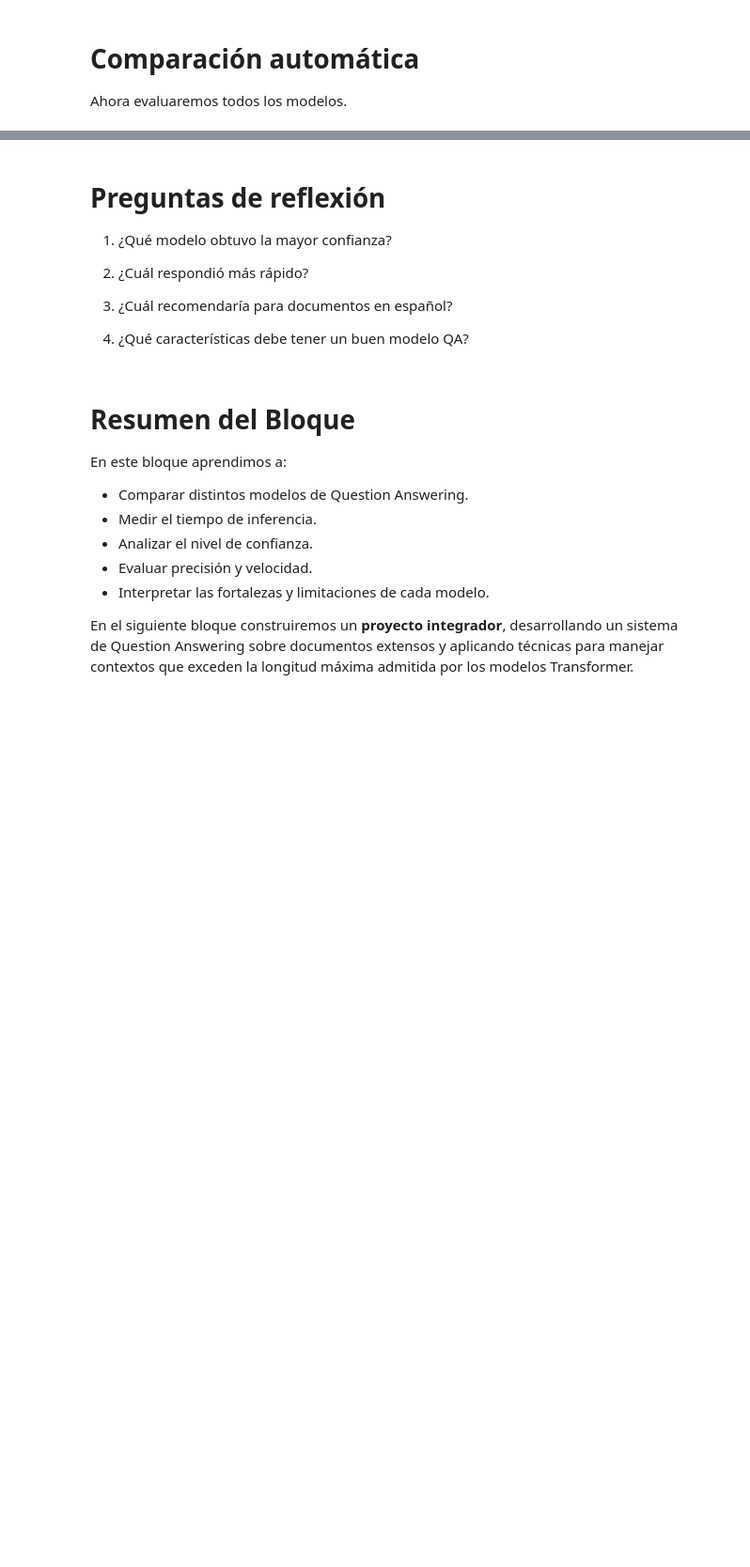
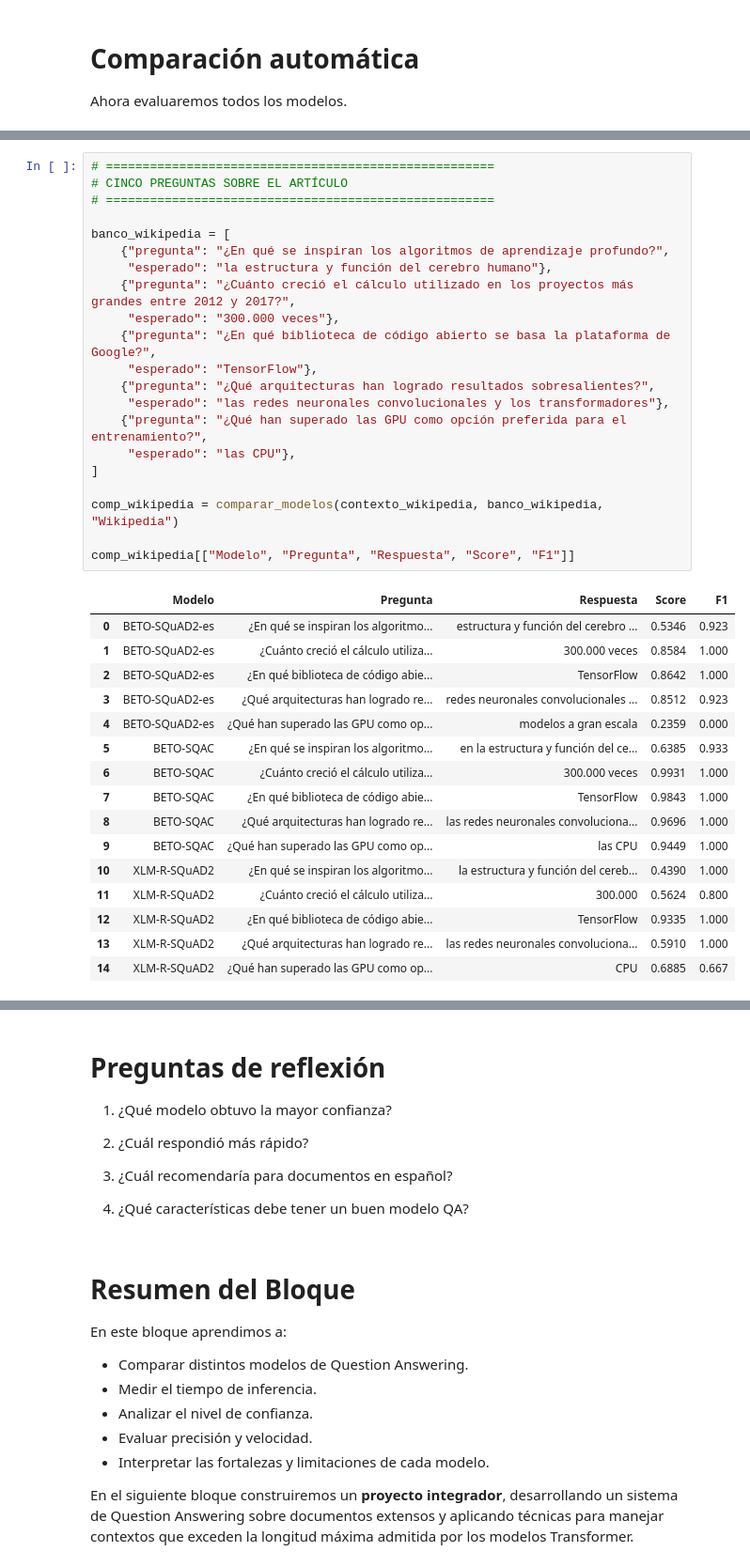
Before and after one commit to Melvillalta1/Laboratorio2ML, a Jupyter notebook: LaboratorioML.ipynb, the cells around one changed output, grey strips where cells are left out. Shown at 94% size. Cells and saved outputs as stored; diff of their text form; blank space fills up the shorter version.

```diff
--- a/LaboratorioML.ipynb
+++ b/LaboratorioML.ipynb
@@ -2428,0 +2519,38 @@ Complete la siguiente tabla.
+# %%
+# =====================================================
+# CINCO PREGUNTAS SOBRE EL ARTÍCULO
+# =====================================================
+
+banco_wikipedia = [
+    {"pregunta": "¿En qué se inspiran los algoritmos de aprendizaje profundo?",
+     "esperado": "la estructura y función del cerebro humano"},
+    {"pregunta": "¿Cuánto creció el cálculo utilizado en los proyectos más grandes entre 2012 y 2017?",
+     "esperado": "300.000 veces"},
+    {"pregunta": "¿En qué biblioteca de código abierto se basa la plataforma de Google?",
+     "esperado": "TensorFlow"},
+    {"pregunta": "¿Qué arquitecturas han logrado resultados sobresalientes?",
+     "esperado": "las redes neuronales convolucionales y los transformadores"},
+    {"pregunta": "¿Qué han superado las GPU como opción preferida para el entrenamiento?",
+     "esperado": "las CPU"},
+]
+
+comp_wikipedia = comparar_modelos(contexto_wikipedia, banco_wikipedia, "Wikipedia")
+
+comp_wikipedia[["Modelo", "Pregunta", "Respuesta", "Score", "F1"]]
+# %% [output]
+|  | Modelo | Pregunta | Respuesta | Score | F1 |
+| 0 | BETO-SQuAD2-es | ¿En qué se inspiran los algoritmo... | estructura y función del cerebro ... | 0.5346 | 0.923 |
+| 1 | BETO-SQuAD2-es | ¿Cuánto creció el cálculo utiliza... | 300.000 veces | 0.8584 | 1.000 |
+| 2 | BETO-SQuAD2-es | ¿En qué biblioteca de código abie... | TensorFlow | 0.8642 | 1.000 |
+| 3 | BETO-SQuAD2-es | ¿Qué arquitecturas han logrado re... | redes neuronales convolucionales ... | 0.8512 | 0.923 |
+| 4 | BETO-SQuAD2-es | ¿Qué han superado las GPU como op... | modelos a gran escala | 0.2359 | 0.000 |
+| 5 | BETO-SQAC | ¿En qué se inspiran los algoritmo... | en la estructura y función del ce... | 0.6385 | 0.933 |
+| 6 | BETO-SQAC | ¿Cuánto creció el cálculo utiliza... | 300.000 veces | 0.9931 | 1.000 |
+| 7 | BETO-SQAC | ¿En qué biblioteca de código abie... | TensorFlow | 0.9843 | 1.000 |
+| 8 | BETO-SQAC | ¿Qué arquitecturas han logrado re... | las redes neuronales convoluciona... | 0.9696 | 1.000 |
+| 9 | BETO-SQAC | ¿Qué han superado las GPU como op... | las CPU | 0.9449 | 1.000 |
+| 10 | XLM-R-SQuAD2 | ¿En qué se inspiran los algoritmo... | la estructura y función del cereb... | 0.4390 | 1.000 |
+| 11 | XLM-R-SQuAD2 | ¿Cuánto creció el cálculo utiliza... | 300.000 | 0.5624 | 0.800 |
+| 12 | XLM-R-SQuAD2 | ¿En qué biblioteca de código abie... | TensorFlow | 0.9335 | 1.000 |
+| 13 | XLM-R-SQuAD2 | ¿Qué arquitecturas han logrado re... | las redes neuronales convoluciona... | 0.5910 | 1.000 |
+| 14 | XLM-R-SQuAD2 | ¿Qué han superado las GPU como op... | CPU | 0.6885 | 0.667 |
```
Also changed, not shown: parts of 40 cells of this notebook.
